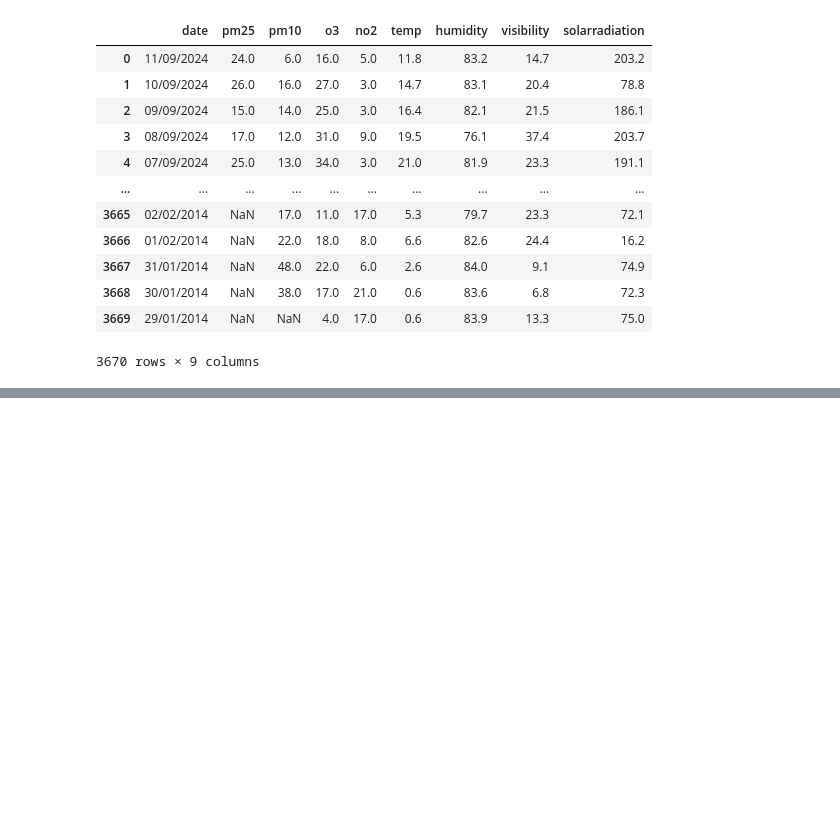
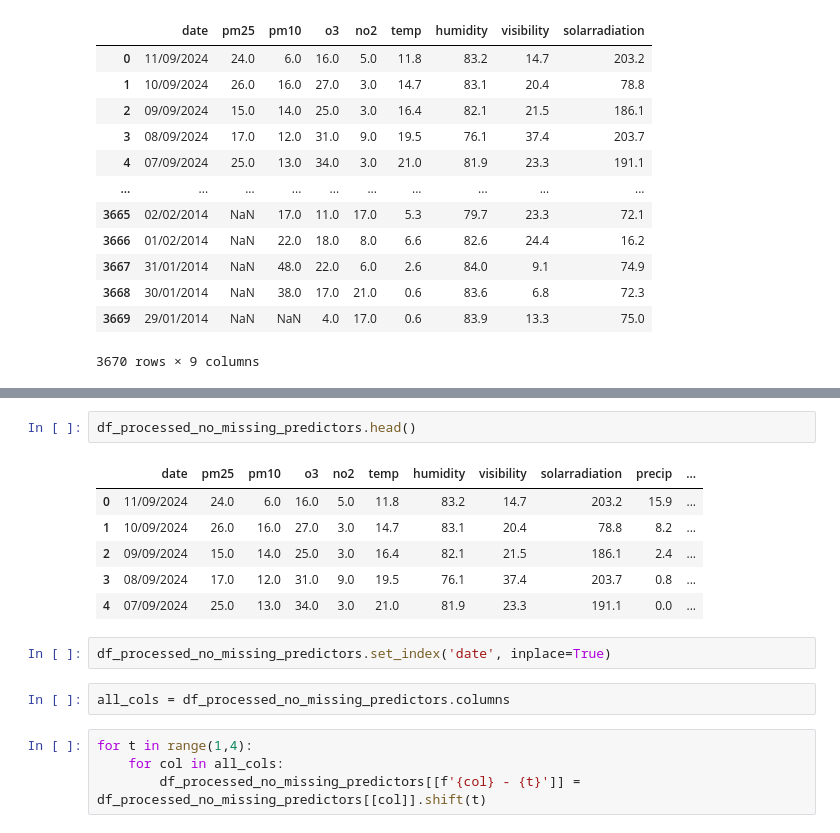
Before and after one commit to atodorov284/air-quality-forecast, a Jupyter notebook: notebooks/n2_exploratory_data_analysis.ipynb, the cells around one changed output, grey strips where cells are left out. Cells and saved outputs as stored; diff of their text form; blank space fills up the shorter version.

```diff
--- a/notebooks/n2_exploratory_data_analysis.ipynb
+++ b/notebooks/n2_exploratory_data_analysis.ipynb
@@ -355,0 +382,17 @@ dtype: int64
+# %%
+df_processed_no_missing_predictors.head()
+# %% [output]
+|  | date | pm25 | pm10 | o3 | no2 | temp | humidity | visibility | solarradiation | precip | ... |
+| 0 | 11/09/2024 | 24.0 | 6.0 | 16.0 | 5.0 | 11.8 | 83.2 | 14.7 | 203.2 | 15.9 | ... |
+| 1 | 10/09/2024 | 26.0 | 16.0 | 27.0 | 3.0 | 14.7 | 83.1 | 20.4 | 78.8 | 8.2 | ... |
+| 2 | 09/09/2024 | 15.0 | 14.0 | 25.0 | 3.0 | 16.4 | 82.1 | 21.5 | 186.1 | 2.4 | ... |
+| 3 | 08/09/2024 | 17.0 | 12.0 | 31.0 | 9.0 | 19.5 | 76.1 | 37.4 | 203.7 | 0.8 | ... |
+| 4 | 07/09/2024 | 25.0 | 13.0 | 34.0 | 3.0 | 21.0 | 81.9 | 23.3 | 191.1 | 0.0 | ... |
+# %%
+df_processed_no_missing_predictors.set_index('date', inplace=True)
+# %%
+all_cols = df_processed_no_missing_predictors.columns
+# %%
+for t in range(1,4):
+    for col in all_cols:
+        df_processed_no_missing_predictors[[f'{col} - {t}']] = df_processed_no_missing_predictors[[col]].shift(t)
```
Also changed, not shown: parts of 10 cells of this notebook.
